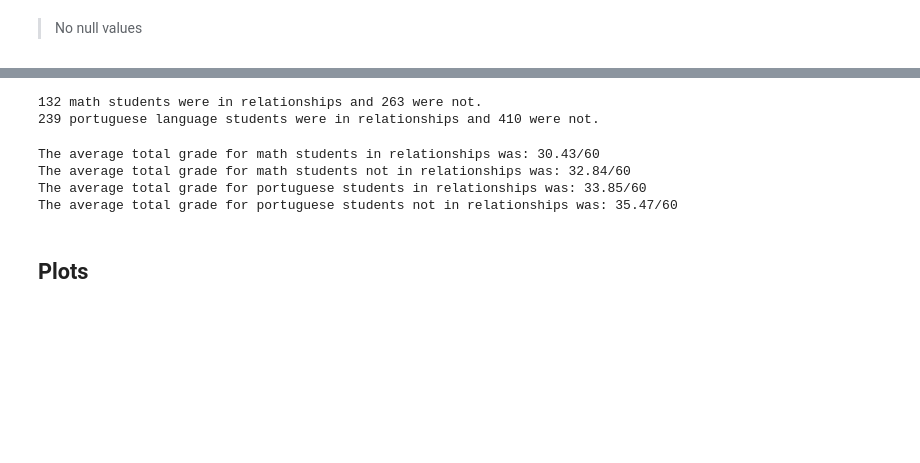
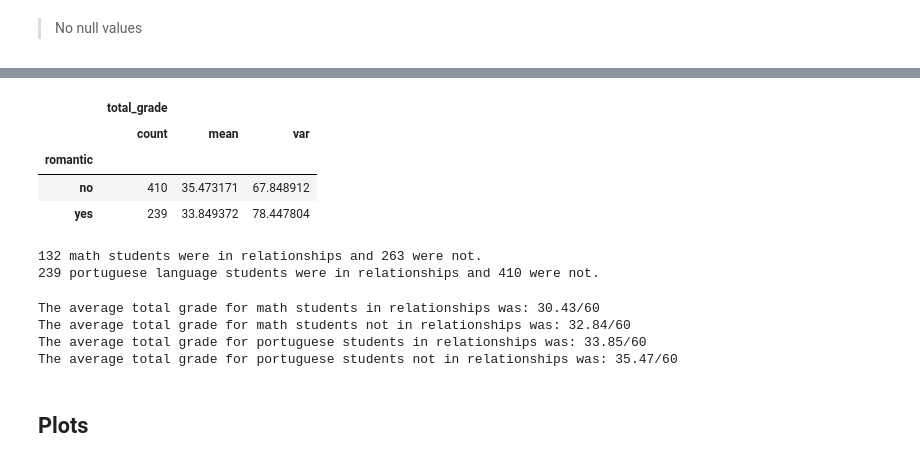
Before and after one commit to UBC-MDS/DSCI-522_City_of_A-Stars_310, a Jupyter notebook: eda/eda_students.ipynb, the cells around one changed output, grey strips where cells are left out. Saved outputs shown, nothing was run; the diff lists cells and outputs as text; code cells hidden in the pictures; blank space fills up the shorter version.

```diff
--- a/eda/eda_students.ipynb
+++ b/eda/eda_students.ipynb
@@ -158,3 +141,11 @@ dtype: bool
+# %%
+df_por[["romantic", "total_grade"]].groupby("romantic").agg(['count', 'mean', 'var'])
+# %% [output]
+|  | total_grade |  |  |
+|  | count | mean | var |
+| romantic |  |  |  |
+| no | 410 | 35.473171 | 67.848912 |
+| yes | 239 | 33.849372 | 78.447804 |
 # %%
 print("{} math students were in relationships and {} were not.".format(
     df_mat['romantic'].value_counts()['yes'],
```
Also changed, not shown: parts of 19 cells of this notebook, 3 other files.
